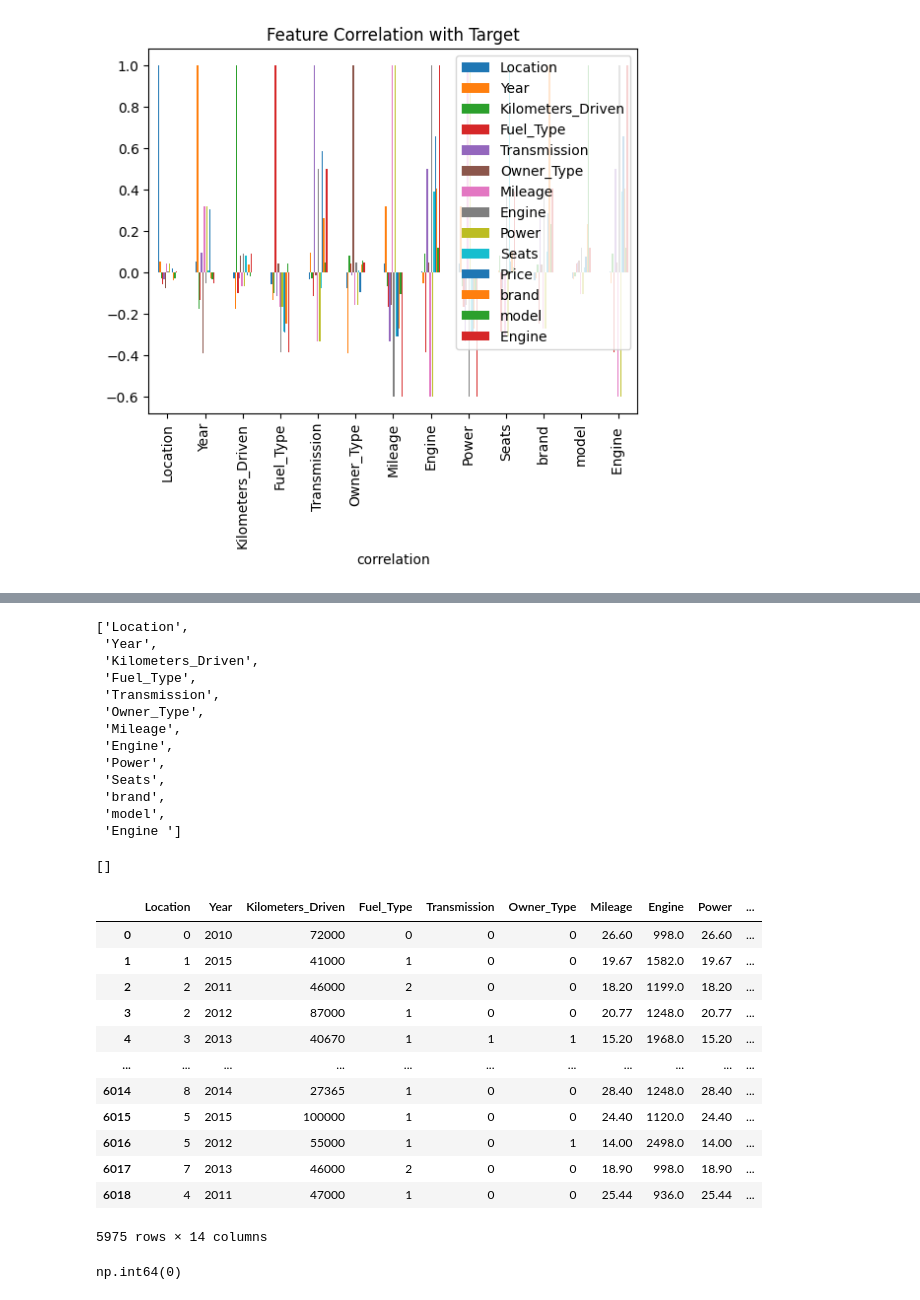
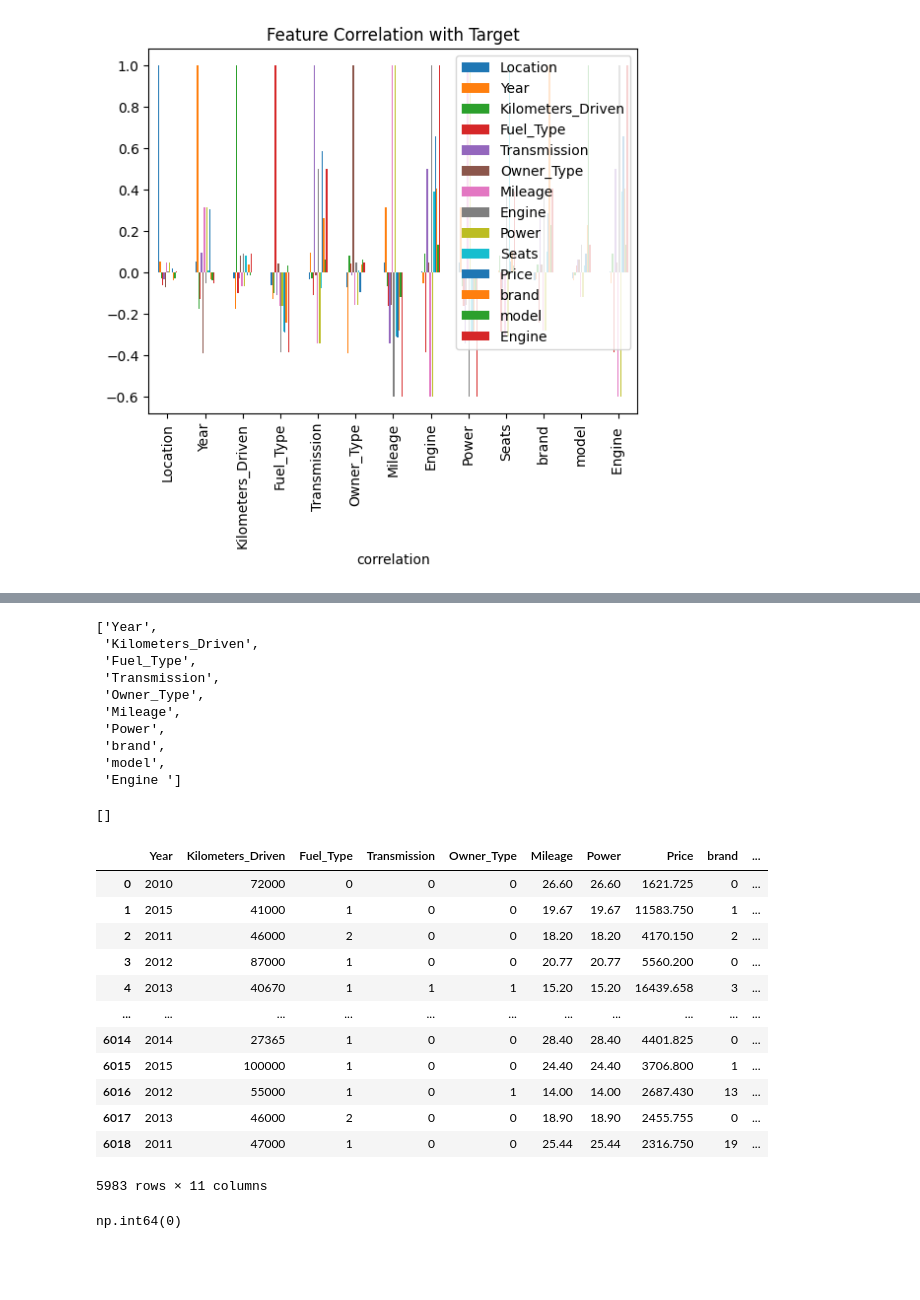
Before and after one commit to taqisamya/Pr-dire-le-prix-de-voiture--projet-r-gression, a Jupyter notebook: price_car/exp_data.ipynb, the cells around one changed output, grey strips where cells are left out. Drawn from its saved outputs; the diff is of its cells as text; code cells hidden in the pictures; blank space fills up the shorter version.

```diff
--- a/price_car/exp_data.ipynb
+++ b/price_car/exp_data.ipynb
@@ -39,3 +39,6 @@ df
 | 6017 | Maruti Wagon R VXI | Kolkata | 2013 | 46000 | Petrol | Manual | First | 18.9 kmpl | 998 CC | ... |
 | 6018 | Chevrolet Beat Diesel | Hyderabad | 2011 | 47000 | Diesel | Manual | First | 25.44 kmpl | 936 CC | ... |
 6019 rows × 13 columns
+# %%
+df["Name"]=df["Name"].apply(lambda x: x.upper())
+df
@@ -209,7 +226,7 @@ data
 6019 rows × 13 columns
 # %%
 price_inr_to_euro=0.009267  # convertit roupies en euros
-data["Price"]=data["Price"]*price_inr_to_euro
+data["Price"]=data["Price"]*price_inr_to_euro*100000
 data
 # %% [output]
 |  | Location | Year | Kilometers_Driven | Fuel_Type | Transmission | Owner_Type | Mileage | Engine | Power | ... |
@@ -454,0 +472,6 @@ plt.show()
+# %%
+# data.drop('Engine', axis=1, inplace=True)
+# data
+colonne_supprimer=['Engine', 'Seats', 'Location']
+data=data.drop(colonne_supprimer, axis=1)
+data
@@ -472,16 +510,13 @@ categorical_features = x.select_dtypes(exclude=[np.number]).columns.tolist()  #
 # %%
 numeric_features
 # %% [output]
-['Location',
- 'Year',
+['Year',
  'Kilometers_Driven',
  'Fuel_Type',
  'Transmission',
  'Owner_Type',
  'Mileage',
- 'Engine',
  'Power',
- 'Seats',
  'brand',
  'model',
  'Engine ']
@@ -490,22 +525,23 @@ categorical_features
 # %% [output]
 []
 # %%
-data["Engine"] = data["Engine"].fillna(data["Engine"].median()) #imputer
+data["Power"] = data["Power"].fillna(data["Power"].median()) #imputer
+data["Mileage"]=data["Mileage"].fillna(data["Mileage"].median())
 data
 # %% [output]
-|  | Location | Year | Kilometers_Driven | Fuel_Type | Transmission | Owner_Type | Mileage | Engine | Power | ... |
-| 0 | 0 | 2010 | 72000 | 0 | 0 | 0 | 26.60 | 998.0 | 26.60 | ... |
-| 1 | 1 | 2015 | 41000 | 1 | 0 | 0 | 19.67 | 1582.0 | 19.67 | ... |
-| 2 | 2 | 2011 | 46000 | 2 | 0 | 0 | 18.20 | 1199.0 | 18.20 | ... |
-| 3 | 2 | 2012 | 87000 | 1 | 0 | 0 | 20.77 | 1248.0 | 20.77 | ... |
-| 4 | 3 | 2013 | 40670 | 1 | 1 | 1 | 15.20 | 1968.0 | 15.20 | ... |
+|  | Year | Kilometers_Driven | Fuel_Type | Transmission | Owner_Type | Mileage | Power | Price | brand | ... |
+| 0 | 2010 | 72000 | 0 | 0 | 0 | 26.60 | 26.60 | 1621.725 | 0 | ... |
+| 1 | 2015 | 41000 | 1 | 0 | 0 | 19.67 | 19.67 | 11583.750 | 1 | ... |
+| 2 | 2011 | 46000 | 2 | 0 | 0 | 18.20 | 18.20 | 4170.150 | 2 | ... |
+| 3 | 2012 | 87000 | 1 | 0 | 0 | 20.77 | 20.77 | 5560.200 | 0 | ... |
+| 4 | 2013 | 40670 | 1 | 1 | 1 | 15.20 | 15.20 | 16439.658 | 3 | ... |
 | ... | ... | ... | ... | ... | ... | ... | ... | ... | ... | ... |
-| 6014 | 8 | 2014 | 27365 | 1 | 0 | 0 | 28.40 | 1248.0 | 28.40 | ... |
-| 6015 | 5 | 2015 | 100000 | 1 | 0 | 0 | 24.40 | 1120.0 | 24.40 | ... |
-| 6016 | 5 | 2012 | 55000 | 1 | 0 | 1 | 14.00 | 2498.0 | 14.00 | ... |
-| 6017 | 7 | 2013 | 46000 | 2 | 0 | 0 | 18.90 | 998.0 | 18.90 | ... |
-| 6018 | 4 | 2011 | 47000 | 1 | 0 | 0 | 25.44 | 936.0 | 25.44 | ... |
+| 6014 | 2014 | 27365 | 1 | 0 | 0 | 28.40 | 28.40 | 4401.825 | 0 | ... |
+| 6015 | 2015 | 100000 | 1 | 0 | 0 | 24.40 | 24.40 | 3706.800 | 1 | ... |
+| 6016 | 2012 | 55000 | 1 | 0 | 1 | 14.00 | 14.00 | 2687.430 | 13 | ... |
+| 6017 | 2013 | 46000 | 2 | 0 | 0 | 18.90 | 18.90 | 2455.755 | 0 | ... |
+| 6018 | 2011 | 47000 | 1 | 0 | 0 | 25.44 | 25.44 | 2316.750 | 19 | ... |
-5975 rows × 14 columns
+5983 rows × 11 columns
 # %%
 numeric_transformer = Pipeline(steps=[
     ("imputer", SimpleImputer(strategy="median")),     # Fill missing numeric values with median (computed on TRAIN only)
```
Also changed, not shown: parts of 18 cells of this notebook, 2 other files.
